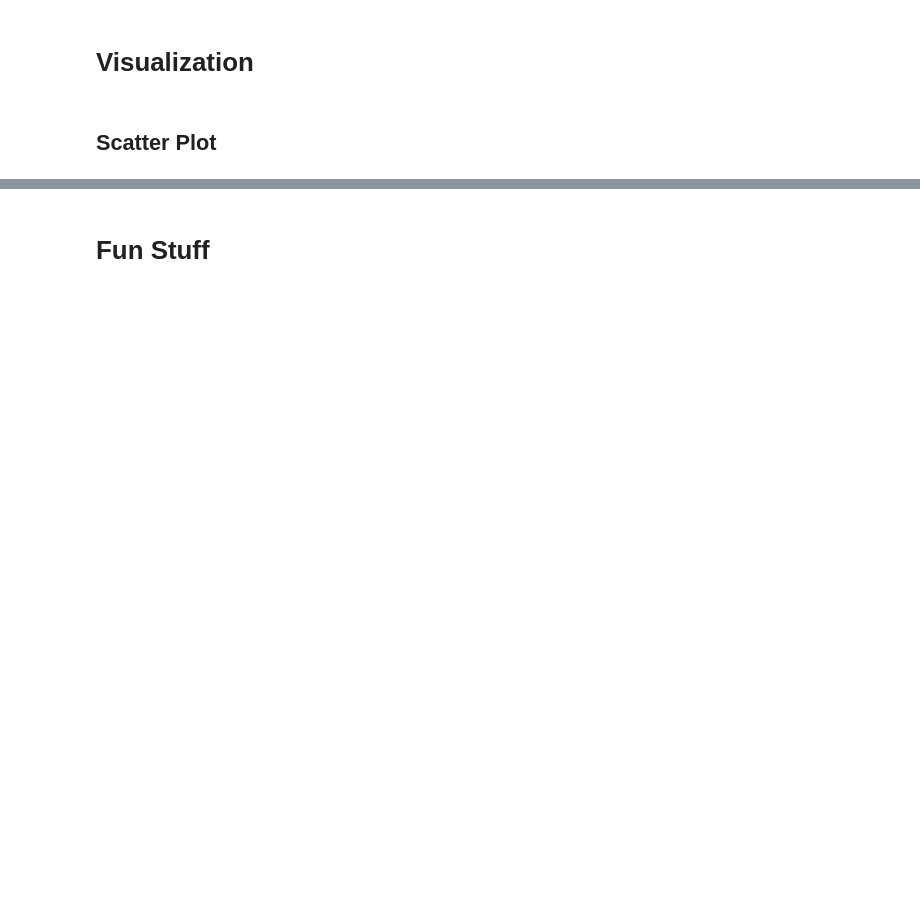
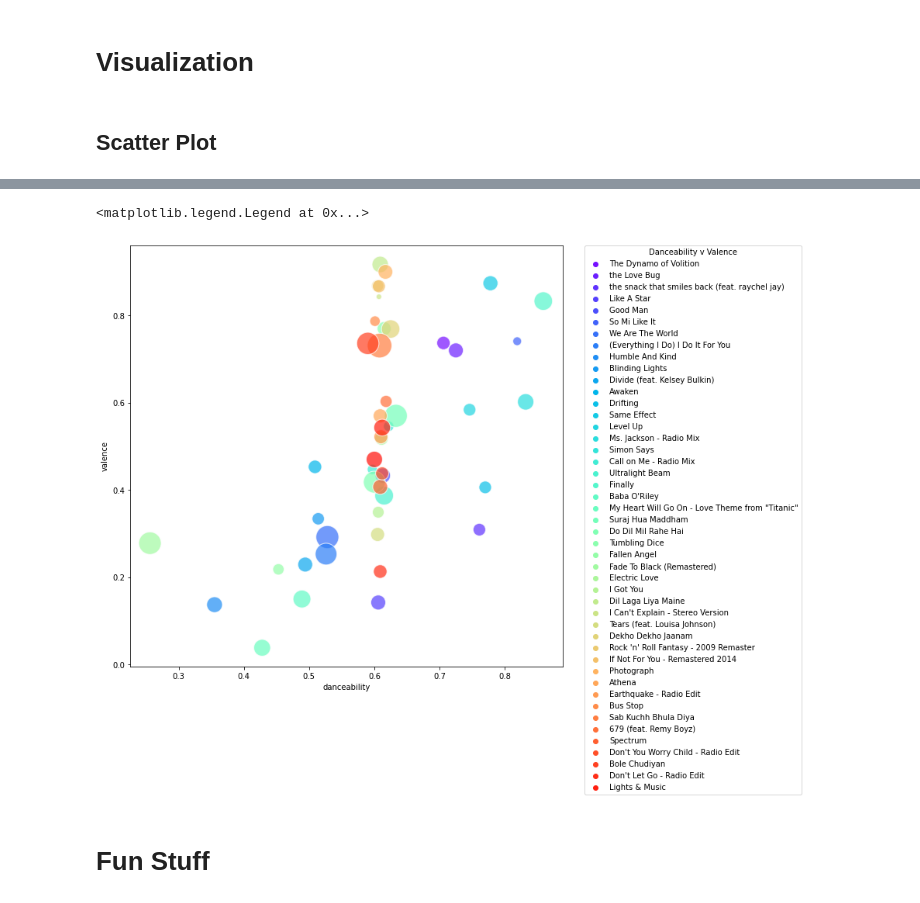
Before and after one commit to salsal3/searching-for-a-song, a Jupyter notebook: spotify_api.ipynb, the cells around one changed output, grey strips where cells are left out. Cells and saved outputs as stored; diff of their text form; code cells hidden in the pictures; blank space fills up the shorter version.

```diff
--- a/spotify_api.ipynb
+++ b/spotify_api.ipynb
@@ -389,0 +590,3 @@ ValueError: Could not interpret value `short_album_name` for parameter `hue`
+# %%
+concat_df = pd.concat([features_df.assign(dataset='Spotlight'), r_features_df.assign(dataset='Recommendations')])
+concat_df.tail()
@@ -390,2 +601,19 @@ ValueError: Could not interpret value `short_album_name` for parameter `hue`
+# %%
+c_fig = plt.figure(figsize=(10,10))
+c_ax = sns.scatterplot(data=concat_df,
+                     x='danceability',
+                     y='valence',
+                     hue='track_name',
+                     palette='rainbow',
+                     size='duration_ms',
+                     sizes=(50,1000),
+                     alpha=0.7)
+
+c_length = len(concat_df)
+h,labs = c_ax.get_legend_handles_labels()
+c_ax.legend(h[1:c_length], labs[1:c_length], bbox_to_anchor=(1.05, 1), loc='upper left', borderaxespad=0, title='Danceability v Valence')
+# %% [output]
+<matplotlib.legend.Legend at 0x...>
+[figure, added]
 # %% [markdown]
 # Fun Stuff
```
Also changed, not shown: parts of 28 cells of this notebook, 1 other file.
